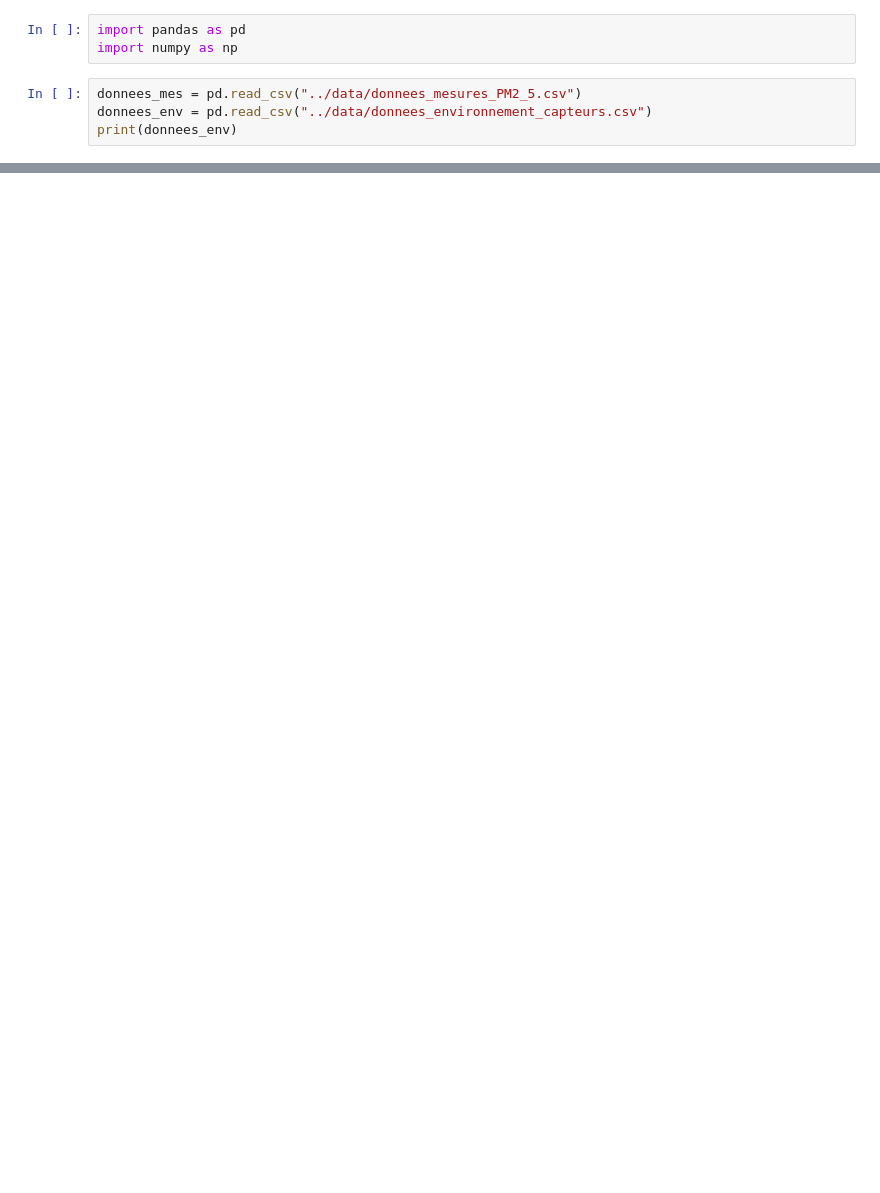
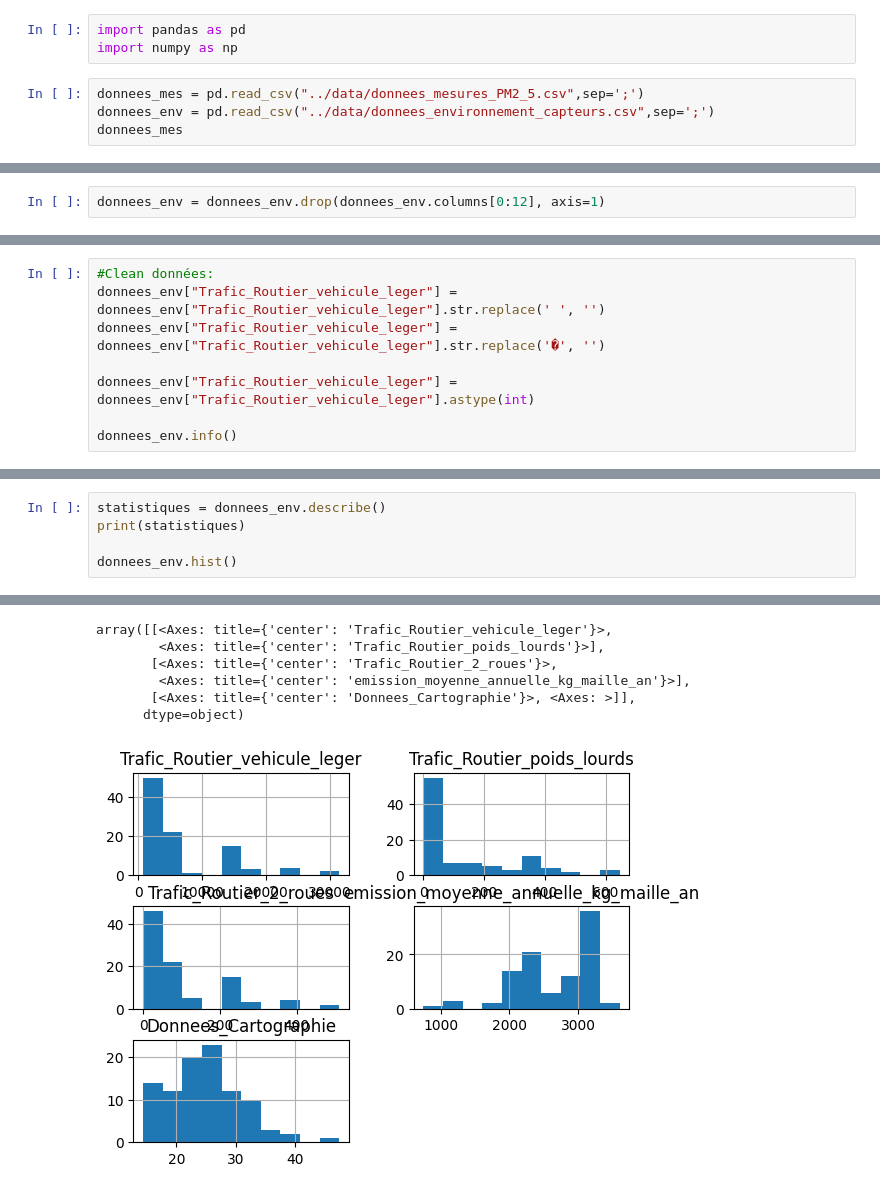
Before and after one commit to TLeandre/Categorisation-de-capteurs-de-pollution, a Jupyter notebook: scripts/Louison.ipynb, the cells around one changed output, grey strips where cells are left out. Cells and saved outputs as stored; diff of their text form; blank space fills up the shorter version.

```diff
--- a/scripts/Louison.ipynb
+++ b/scripts/Louison.ipynb
@@ -2,7 +2,7 @@
 import pandas as pd
 import numpy as np
 # %%
-donnees_mes = pd.read_csv("../data/donnees_mesures_PM2_5.csv")
-donnees_env = pd.read_csv("../data/donnees_environnement_capteurs.csv")
-print(donnees_env)
+donnees_mes = pd.read_csv("../data/donnees_mesures_PM2_5.csv",sep=';')
+donnees_env = pd.read_csv("../data/donnees_environnement_capteurs.csv",sep=';')
+donnees_mes
 # %% [output]
@@ -22,0 +22,2 @@ print(donnees_env)
+# %%
+donnees_env = donnees_env.drop(donnees_env.columns[0:12], axis=1)
@@ -22,0 +40,8 @@ print(donnees_env)
+# %%
+#Clean données:
+donnees_env["Trafic_Routier_vehicule_leger"] = donnees_env["Trafic_Routier_vehicule_leger"].str.replace(' ', '')
+donnees_env["Trafic_Routier_vehicule_leger"] = donnees_env["Trafic_Routier_vehicule_leger"].str.replace('�', '')
+
+donnees_env["Trafic_Routier_vehicule_leger"] = donnees_env["Trafic_Routier_vehicule_leger"].astype(int)
+
+donnees_env.info()
@@ -22,0 +61,6 @@ print(donnees_env)
+# %%
+statistiques = donnees_env.describe()
+print(statistiques)
+
+donnees_env.hist()
+# %% [output]
@@ -22,0 +84,7 @@ print(donnees_env)
+array([[<Axes: title={'center': 'Trafic_Routier_vehicule_leger'}>,
+        <Axes: title={'center': 'Trafic_Routier_poids_lourds'}>],
+       [<Axes: title={'center': 'Trafic_Routier_2_roues'}>,
+        <Axes: title={'center': 'emission_moyenne_annuelle_kg_maille_an'}>],
+       [<Axes: title={'center': 'Donnees_Cartographie'}>, <Axes: >]],
+      dtype=object)
+[figure, added]
```
Also changed, not shown: parts of 5 cells of this notebook.
